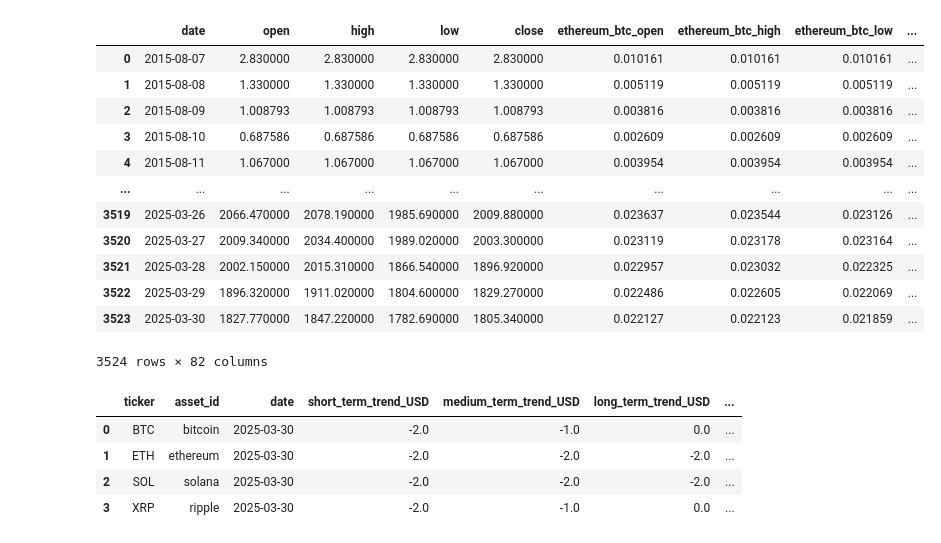
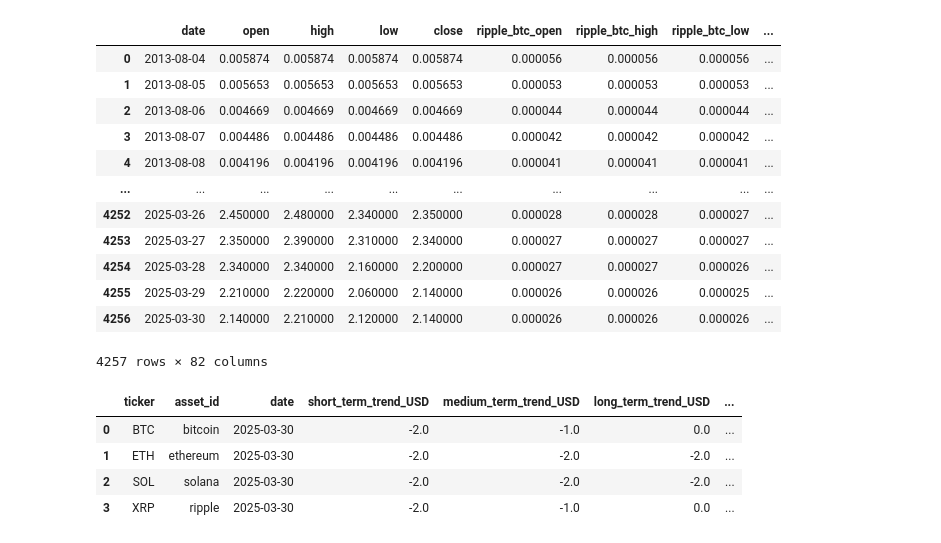
Before and after one commit to GabriellaAM/missioncontrolproject, a Jupyter notebook: soros_test_ii.ipynb, the cells around one changed output. Saved outputs shown, nothing was run; the diff lists cells and outputs as text; code cells hidden in the pictures.

```diff
--- a/soros_test_ii.ipynb
+++ b/soros_test_ii.ipynb
@@ -8,6 +8,8 @@ warnings.filterwarnings('ignore')
 
 # Import the refactored TrendAnalyzer
 from soros_system.main import TrendAnalyzer
+from soros_system.analysis.markov_vol_model import MarkovVolModel
+
 
 # Define asset IDs and paths to your data
 asset_ids = [
@@ -18,23 +20,17 @@ asset_ids = [
 data_path='/Users/valter.rebelo/MissionControl/data/micro/candleData/'
 btc_data_path='/Users/valter.rebelo/MissionControl/data/micro/candleData/bitcoin_candles.csv'
 ssr_data_path='/Users/valter.rebelo/MissionControl/data/onchainData/BTC_SSR.csv'
+markov_vol_model = MarkovVolModel.load_model_by_timestamp('20250325_144631')
 
 
-from soros_system.analysis.markov import MarkovAnalyzer
-
-# Create the MarkovAnalyzer instance first
-markov_analyzer = MarkovAnalyzer(markov_model='20250325_144631')
-
-
-# Initialize the TrendAnalyzer
 analyzer = TrendAnalyzer(
     asset_ids=asset_ids,
-    data_path=data_path,
-    btc_data_path=btc_data_path,
-    lookback_days='all',
-    ssr_data_path=ssr_data_path,
-    markov_analyzer=markov_analyzer
-)
+     data_path=data_path,
+     btc_data_path=btc_data_path,
+     lookback_days='all',
+     ssr_data_path=ssr_data_path,
+     markov_analyzer=markov_vol_model
+ )
 
 # Analyze all assets
 results = analyzer.analyze_multiple_assets()
@@ -43,19 +49,19 @@ Column overall_trend_BTC not found in data for bitcoin. Skipping BTC trend metri
 # %%
-analyzer.get_asset_processed_data('ethereum')
+analyzer.get_asset_processed_data('ripple')
 # %% [output]
-|  | date | open | high | low | close | ethereum_btc_open | ethereum_btc_high | ethereum_btc_low | ... |
-| 0 | 2015-08-07 | 2.830000 | 2.830000 | 2.830000 | 2.830000 | 0.010161 | 0.010161 | 0.010161 | ... |
-| 1 | 2015-08-08 | 1.330000 | 1.330000 | 1.330000 | 1.330000 | 0.005119 | 0.005119 | 0.005119 | ... |
-| 2 | 2015-08-09 | 1.008793 | 1.008793 | 1.008793 | 1.008793 | 0.003816 | 0.003816 | 0.003816 | ... |
-| 3 | 2015-08-10 | 0.687586 | 0.687586 | 0.687586 | 0.687586 | 0.002609 | 0.002609 | 0.002609 | ... |
-| 4 | 2015-08-11 | 1.067000 | 1.067000 | 1.067000 | 1.067000 | 0.003954 | 0.003954 | 0.003954 | ... |
+|  | date | open | high | low | close | ripple_btc_open | ripple_btc_high | ripple_btc_low | ... |
+| 0 | 2013-08-04 | 0.005874 | 0.005874 | 0.005874 | 0.005874 | 0.000056 | 0.000056 | 0.000056 | ... |
+| 1 | 2013-08-05 | 0.005653 | 0.005653 | 0.005653 | 0.005653 | 0.000053 | 0.000053 | 0.000053 | ... |
+| 2 | 2013-08-06 | 0.004669 | 0.004669 | 0.004669 | 0.004669 | 0.000044 | 0.000044 | 0.000044 | ... |
+| 3 | 2013-08-07 | 0.004486 | 0.004486 | 0.004486 | 0.004486 | 0.000042 | 0.000042 | 0.000042 | ... |
+| 4 | 2013-08-08 | 0.004196 | 0.004196 | 0.004196 | 0.004196 | 0.000041 | 0.000041 | 0.000041 | ... |
 | ... | ... | ... | ... | ... | ... | ... | ... | ... | ... |
-| 3519 | 2025-03-26 | 2066.470000 | 2078.190000 | 1985.690000 | 2009.880000 | 0.023637 | 0.023544 | 0.023126 | ... |
-| 3520 | 2025-03-27 | 2009.340000 | 2034.400000 | 1989.020000 | 2003.300000 | 0.023119 | 0.023178 | 0.023164 | ... |
-| 3521 | 2025-03-28 | 2002.150000 | 2015.310000 | 1866.540000 | 1896.920000 | 0.022957 | 0.023032 | 0.022325 | ... |
-| 3522 | 2025-03-29 | 1896.320000 | 1911.020000 | 1804.600000 | 1829.270000 | 0.022486 | 0.022605 | 0.022069 | ... |
-| 3523 | 2025-03-30 | 1827.770000 | 1847.220000 | 1782.690000 | 1805.340000 | 0.022127 | 0.022123 | 0.021859 | ... |
+| 4252 | 2025-03-26 | 2.450000 | 2.480000 | 2.340000 | 2.350000 | 0.000028 | 0.000028 | 0.000027 | ... |
+| 4253 | 2025-03-27 | 2.350000 | 2.390000 | 2.310000 | 2.340000 | 0.000027 | 0.000027 | 0.000027 | ... |
+| 4254 | 2025-03-28 | 2.340000 | 2.340000 | 2.160000 | 2.200000 | 0.000027 | 0.000027 | 0.000026 | ... |
+| 4255 | 2025-03-29 | 2.210000 | 2.220000 | 2.060000 | 2.140000 | 0.000026 | 0.000026 | 0.000025 | ... |
+| 4256 | 2025-03-30 | 2.140000 | 2.210000 | 2.120000 | 2.140000 | 0.000026 | 0.000026 | 0.000026 | ... |
-3524 rows × 82 columns
+4257 rows × 82 columns
 # %%
 latest_trends = analyzer.get_latest_signals()
 latest_trends
```
Also changed, not shown: parts of 17 cells of this notebook, 19 other files.
